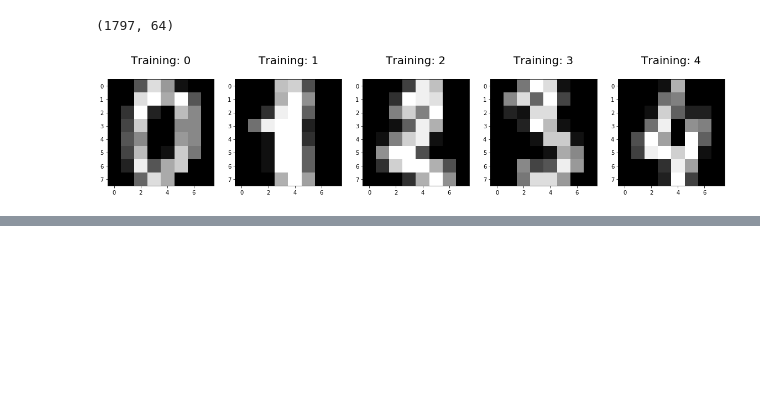
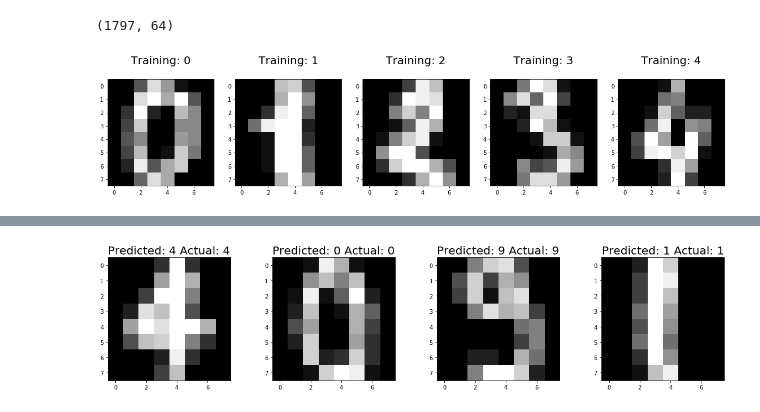
Before and after one commit to Pragades-Rajagopal/ML-exercises, a Jupyter notebook: Logistic regression.ipynb, the cells around one changed output, grey strips where cells are left out. Saved outputs shown, nothing was run; the diff lists cells and outputs as text; code cells hidden in the pictures; blank space fills up the shorter version.

```diff
--- a/Logistic regression.ipynb
+++ b/Logistic regression.ipynb
@@ -22,3 +22,5 @@ for index, (image, label) in enumerate(zip(digit.data[0:5], digit.target[0:5])):
     plt.title('Training: %i\n'% label, fontsize=20)
 # %% [output]
 [figure]
+# %%
+x_train, x_test, y_train, y_test = train_test_split(digit.data, digit.target, test_size=0.23, random_state=2)
@@ -24,0 +88,15 @@ for index, (image, label) in enumerate(zip(digit.data[0:5], digit.target[0:5])):
+# %%
+index = 0
+classifiedIndex = []
+for predicted, actual in zip(y_pred, y_test):
+    if predicted == actual:
+        classifiedIndex.append(index)
+    index += 1
+plt.figure(figsize=(20,4))
+
+for plotIndex, wrong in enumerate(classifiedIndex[0:4]):
+    plt.subplot(1, 4, plotIndex+1)
+    plt.imshow(np.reshape(x_test[wrong], (8,8)), cmap=plt.cm.gray)
+    plt.title('Predicted: {} Actual: {}'.format(y_pred[wrong], y_test[wrong]), fontsize=20)
+# %% [output]
+[figure, added]
```
Also changed, not shown: parts of 10 cells of this notebook, 3 other files.
